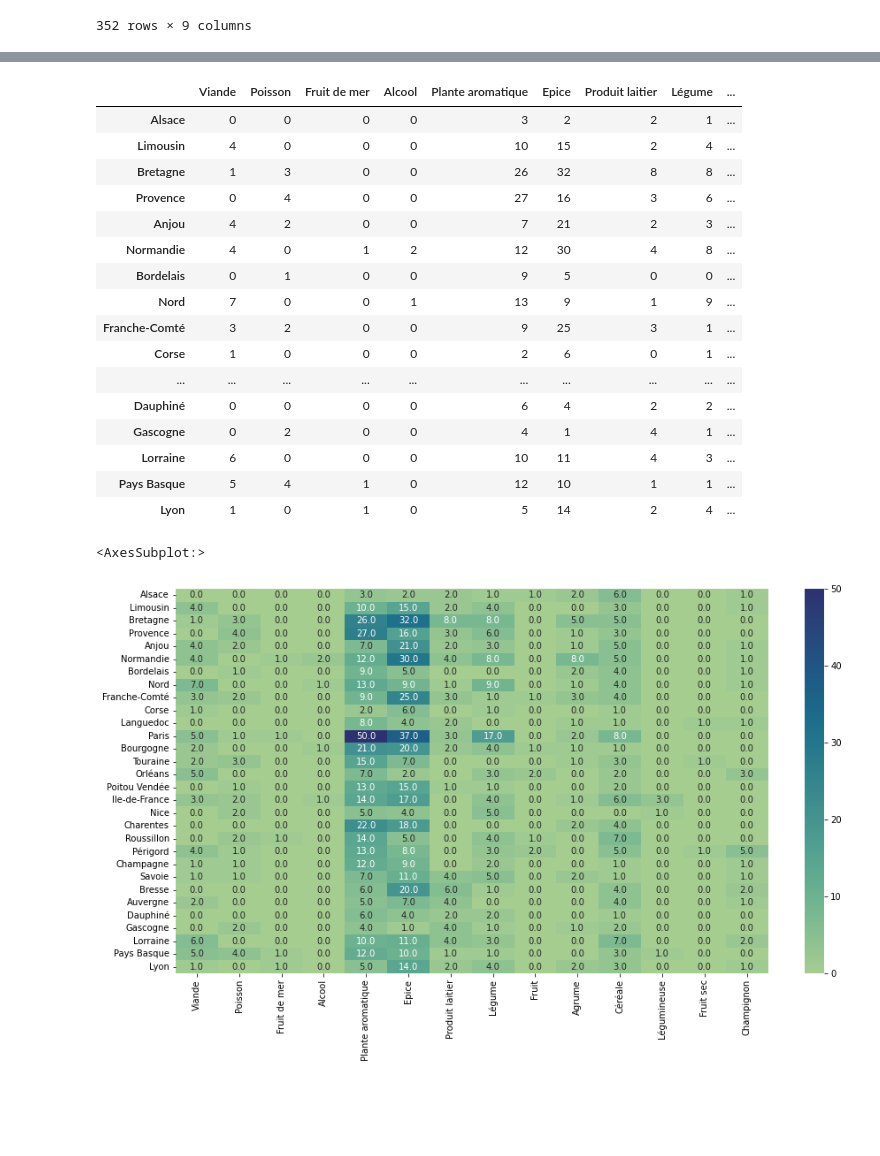
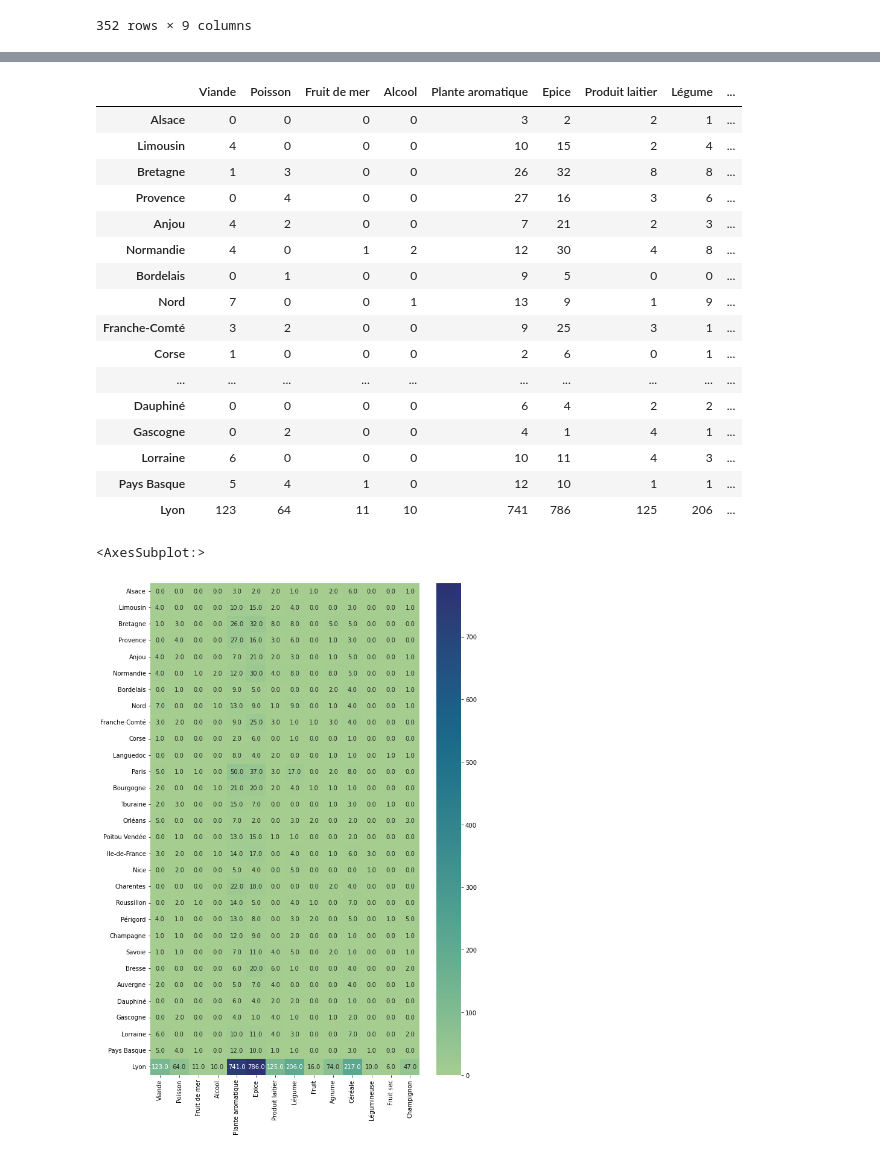
Before and after one commit to Ghalicb/historical-cookbook-digitalisation, a Jupyter notebook: src/recipes_analysis.ipynb, the cells around one changed output, grey strips where cells are left out. Cells and saved outputs as stored; diff of their text form; code cells hidden in the pictures; blank space fills up the shorter version.

```diff
--- a/src/recipes_analysis.ipynb
+++ b/src/recipes_analysis.ipynb
@@ -238,6 +220,6 @@ bycat
 # %%
 heatmap_df = pd.DataFrame(0, columns=Categories.keys(), index=recipes_df.subregion.unique())
-for index, row in bycat.iterrows():
+for index, row in recipes_analysis.iterrows():
   new_row = heatmap_df.loc[row.subregion]
   for c in row.category:
     new_row[c] += 1
@@ -259,11 +241,11 @@ heatmap_df
 | Gascogne | 0 | 2 | 0 | 0 | 4 | 1 | 4 | 1 | ... |
 | Lorraine | 6 | 0 | 0 | 0 | 10 | 11 | 4 | 3 | ... |
 | Pays Basque | 5 | 4 | 1 | 0 | 12 | 10 | 1 | 1 | ... |
-| Lyon | 1 | 0 | 1 | 0 | 5 | 14 | 2 | 4 | ... |
+| Lyon | 123 | 64 | 11 | 10 | 741 | 786 | 125 | 206 | ... |
 # %%
-plt.figure(figsize=(15,8))
+plt.figure(figsize=(10, 15))
 # plt.title('Heatmap of categories by region')
 sns.heatmap(heatmap_df, cmap="crest", annot=True, fmt=".1f")
 # %% [output]
 <AxesSubplot:>
-[figure, old version]
+[figure, new version]
```
Also changed, not shown: parts of 14 cells of this notebook.
